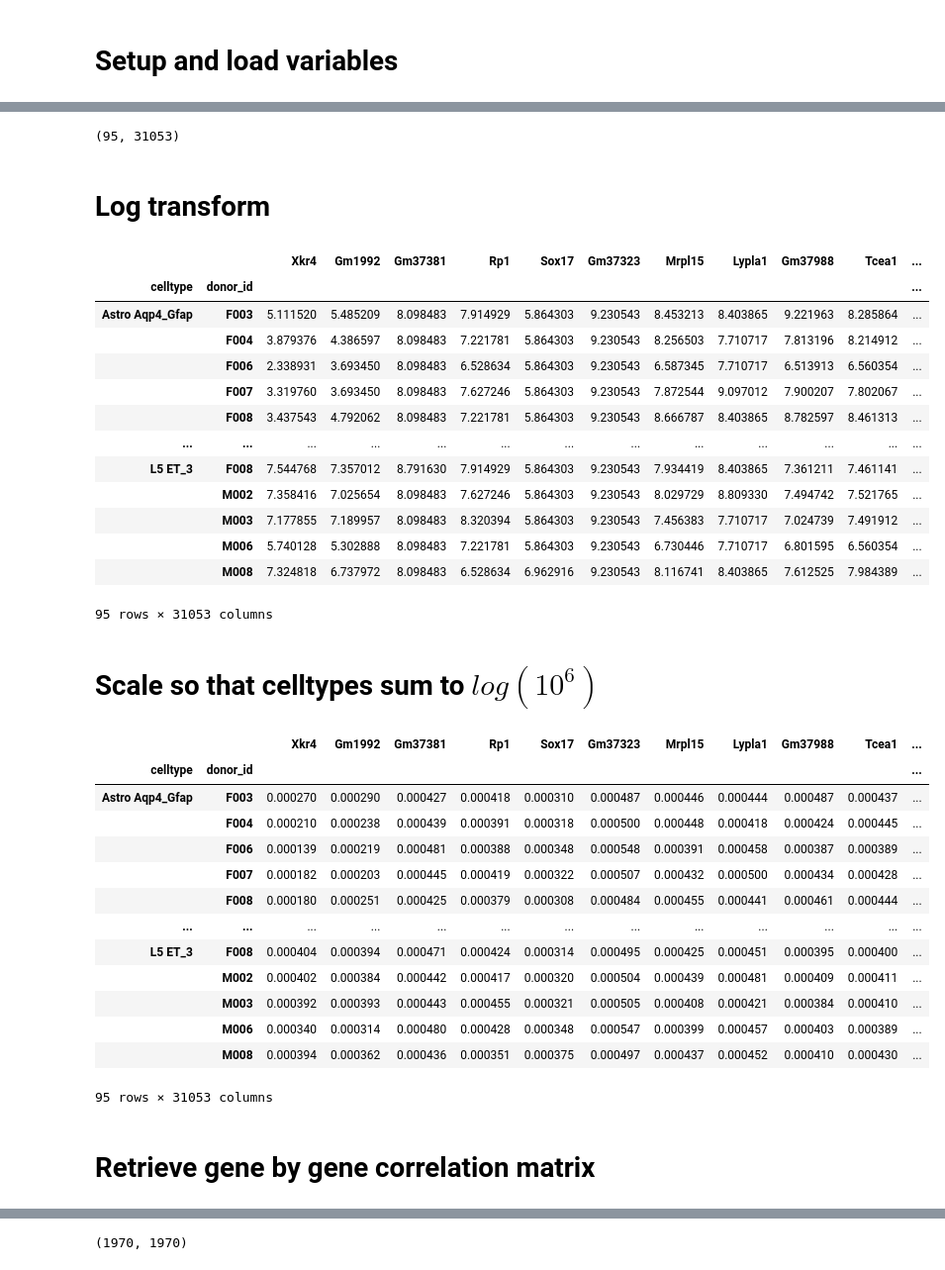
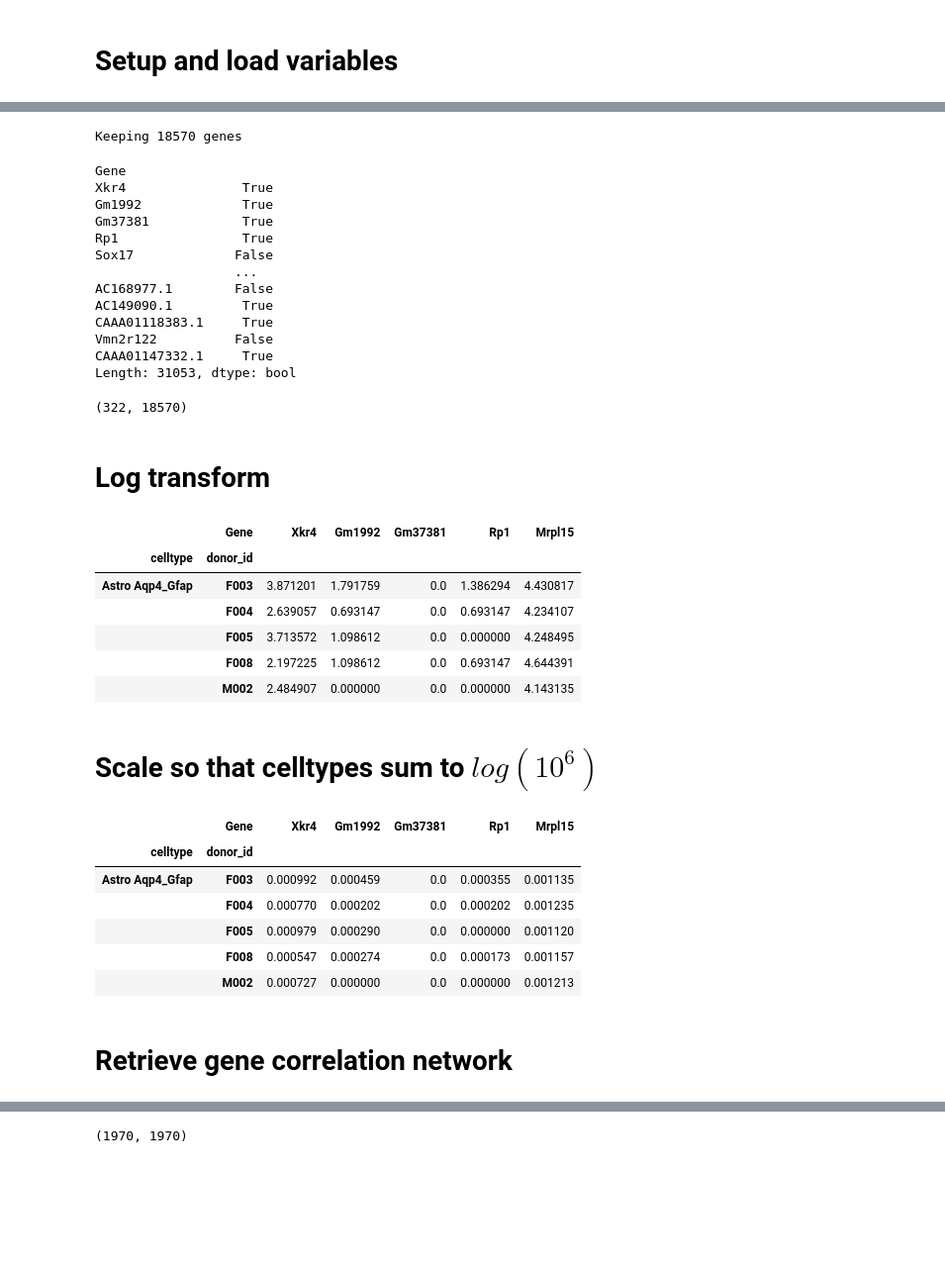
Before and after one commit to aryarm/species-gene-coexp, a Jupyter notebook: workflow/notebooks/gene_coexp-full.ipynb, the cells around one changed output, grey strips where cells are left out. Shown at 99% size. Drawn from its saved outputs; the diff is of its cells as text; code cells hidden in the pictures; blank space fills up the shorter version.

```diff
--- a/workflow/notebooks/gene_coexp-full.ipynb
+++ b/workflow/notebooks/gene_coexp-full.ipynb
@@ -37,7 +53,4 @@ How many celltypes have fewer than $10^6$ reads?
 # %%
-celltype_sum = expr.groupby(level=['celltype']).sum().sum(axis=1)
-num_celltypes = (celltype_sum > thresh).sum()
-print(num_celltypes)
 celltype_sum.hist(bins=1000)
 plt.axvline(x=thresh, color='red')
 plt.xlim([0, 10**7])
@@ -55,5 +84,5 @@ expr.shape
 # %%
+cpm = expr.divide(celltype_sum, axis=0)*thresh
 cpm = expr + 1
-cpm = cpm/cpm.sum()*thresh
-cpm
+cpm.head().iloc[:,:5]
 # %% [output]
@@ -76,47 +100,52 @@ cpm
+# %%
+keep_genes = ((cpm <= 1).sum()/num_celltypes) < 0.5
+print(f"Keeping {keep_genes.sum()} genes")
+keep_genes
+# %% [output]
+Keeping 18570 genes
+Gene
+Xkr4               True
+Gm1992             True
+Gm37381            True
+Rp1                True
+Sox17             False
+                  ...
+AC168977.1        False
+AC149090.1         True
+CAAA01118383.1     True
+Vmn2r122          False
+CAAA01147332.1     True
+Length: 31053, dtype: bool
 # %%
-cpm = cpm.iloc[:,np.where((cpm < 1).sum()/num_celltypes < 0.5)[0]]
+cpm = cpm.loc[:,keep_genes]
 cpm.shape
 # %% [output]
-(95, 31053)
+(322, 18570)
 # %% [markdown]
 # Log transform
 # %%
 cpm = np.log(cpm)
-cpm
+cpm.head().iloc[:,:5]
 # %% [output]
-|  |  | Xkr4 | Gm1992 | Gm37381 | Rp1 | Sox17 | Gm37323 | Mrpl15 | Lypla1 | Gm37988 | Tcea1 | ... |
-| celltype | donor_id |  |  |  |  |  |  |  |  |  |  | ... |
-| Astro Aqp4_Gfap | F003 | 5.111520 | 5.485209 | 8.098483 | 7.914929 | 5.864303 | 9.230543 | 8.453213 | 8.403865 | 9.221963 | 8.285864 | ... |
-|  | F004 | 3.879376 | 4.386597 | 8.098483 | 7.221781 | 5.864303 | 9.230543 | 8.256503 | 7.710717 | 7.813196 | 8.214912 | ... |
-|  | F006 | 2.338931 | 3.693450 | 8.098483 | 6.528634 | 5.864303 | 9.230543 | 6.587345 | 7.710717 | 6.513913 | 6.560354 | ... |
-|  | F007 | 3.319760 | 3.693450 | 8.098483 | 7.627246 | 5.864303 | 9.230543 | 7.872544 | 9.097012 | 7.900207 | 7.802067 | ... |
-|  | F008 | 3.437543 | 4.792062 | 8.098483 | 7.221781 | 5.864303 | 9.230543 | 8.666787 | 8.403865 | 8.782597 | 8.461313 | ... |
-| ... | ... | ... | ... | ... | ... | ... | ... | ... | ... | ... | ... | ... |
-| L5 ET_3 | F008 | 7.544768 | 7.357012 | 8.791630 | 7.914929 | 5.864303 | 9.230543 | 7.934419 | 8.403865 | 7.361211 | 7.461141 | ... |
-|  | M002 | 7.358416 | 7.025654 | 8.098483 | 7.627246 | 5.864303 | 9.230543 | 8.029729 | 8.809330 | 7.494742 | 7.521765 | ... |
-|  | M003 | 7.177855 | 7.189957 | 8.098483 | 8.320394 | 5.864303 | 9.230543 | 7.456383 | 7.710717 | 7.024739 | 7.491912 | ... |
-|  | M006 | 5.740128 | 5.302888 | 8.098483 | 7.221781 | 5.864303 | 9.230543 | 6.730446 | 7.710717 | 6.801595 | 6.560354 | ... |
-|  | M008 | 7.324818 | 6.737972 | 8.098483 | 6.528634 | 6.962916 | 9.230543 | 8.116741 | 8.403865 | 7.612525 | 7.984389 | ... |
+|  | Gene | Xkr4 | Gm1992 | Gm37381 | Rp1 | Mrpl15 |
+| celltype | donor_id |  |  |  |  |  |
+| Astro Aqp4_Gfap | F003 | 3.871201 | 1.791759 | 0.0 | 1.386294 | 4.430817 |
+|  | F004 | 2.639057 | 0.693147 | 0.0 | 0.693147 | 4.234107 |
+|  | F005 | 3.713572 | 1.098612 | 0.0 | 0.000000 | 4.248495 |
+|  | F008 | 2.197225 | 1.098612 | 0.0 | 0.693147 | 4.644391 |
+|  | M002 | 2.484907 | 0.000000 | 0.0 | 0.000000 | 4.143135 |
-95 rows × 31053 columns
 # %% [markdown]
 # Scale so that celltypes sum to $log(10^6)$
 # %%
 cpm = cpm.divide(cpm.sum(axis=1), axis=0)*np.log(10**6)
-cpm
+cpm.head().iloc[:,:5]
 # %% [output]
-|  |  | Xkr4 | Gm1992 | Gm37381 | Rp1 | Sox17 | Gm37323 | Mrpl15 | Lypla1 | Gm37988 | Tcea1 | ... |
-| celltype | donor_id |  |  |  |  |  |  |  |  |  |  | ... |
-| Astro Aqp4_Gfap | F003 | 0.000270 | 0.000290 | 0.000427 | 0.000418 | 0.000310 | 0.000487 | 0.000446 | 0.000444 | 0.000487 | 0.000437 | ... |
-|  | F004 | 0.000210 | 0.000238 | 0.000439 | 0.000391 | 0.000318 | 0.000500 | 0.000448 | 0.000418 | 0.000424 | 0.000445 | ... |
-|  | F006 | 0.000139 | 0.000219 | 0.000481 | 0.000388 | 0.000348 | 0.000548 | 0.000391 | 0.000458 | 0.000387 | 0.000389 | ... |
-|  | F007 | 0.000182 | 0.000203 | 0.000445 | 0.000419 | 0.000322 | 0.000507 | 0.000432 | 0.000500 | 0.000434 | 0.000428 | ... |
-|  | F008 | 0.000180 | 0.000251 | 0.000425 | 0.000379 | 0.000308 | 0.000484 | 0.000455 | 0.000441 | 0.000461 | 0.000444 | ... |
-| ... | ... | ... | ... | ... | ... | ... | ... | ... | ... | ... | ... | ... |
-| L5 ET_3 | F008 | 0.000404 | 0.000394 | 0.000471 | 0.000424 | 0.000314 | 0.000495 | 0.000425 | 0.000451 | 0.000395 | 0.000400 | ... |
-|  | M002 | 0.000402 | 0.000384 | 0.000442 | 0.000417 | 0.000320 | 0.000504 | 0.000439 | 0.000481 | 0.000409 | 0.000411 | ... |
-|  | M003 | 0.000392 | 0.000393 | 0.000443 | 0.000455 | 0.000321 | 0.000505 | 0.000408 | 0.000421 | 0.000384 | 0.000410 | ... |
-|  | M006 | 0.000340 | 0.000314 | 0.000480 | 0.000428 | 0.000348 | 0.000547 | 0.000399 | 0.000457 | 0.000403 | 0.000389 | ... |
-|  | M008 | 0.000394 | 0.000362 | 0.000436 | 0.000351 | 0.000375 | 0.000497 | 0.000437 | 0.000452 | 0.000410 | 0.000430 | ... |
+|  | Gene | Xkr4 | Gm1992 | Gm37381 | Rp1 | Mrpl15 |
+| celltype | donor_id |  |  |  |  |  |
+| Astro Aqp4_Gfap | F003 | 0.000992 | 0.000459 | 0.0 | 0.000355 | 0.001135 |
+|  | F004 | 0.000770 | 0.000202 | 0.0 | 0.000202 | 0.001235 |
+|  | F005 | 0.000979 | 0.000290 | 0.0 | 0.000000 | 0.001120 |
+|  | F008 | 0.000547 | 0.000274 | 0.0 | 0.000173 | 0.001157 |
+|  | M002 | 0.000727 | 0.000000 | 0.0 | 0.000000 | 0.001213 |
-95 rows × 31053 columns
 # %% [markdown]
-# Retrieve gene by gene correlation matrix
+# Retrieve gene correlation network
```
Also changed, not shown: parts of 23 cells of this notebook.
